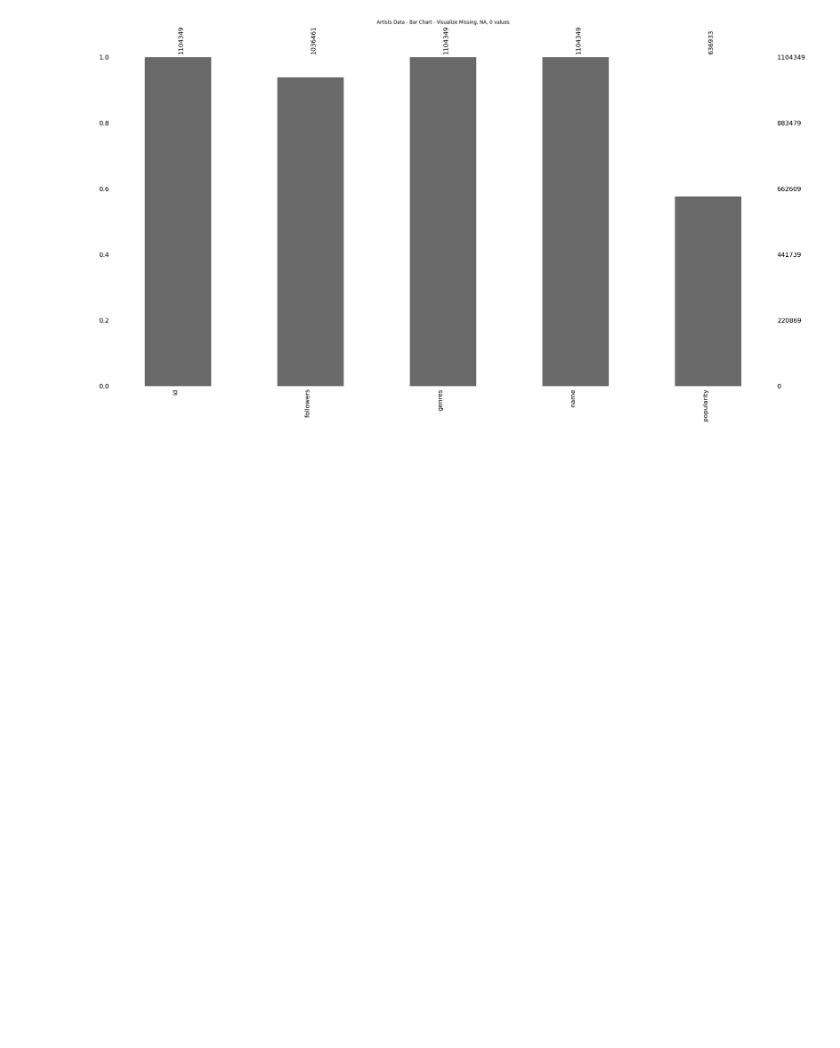
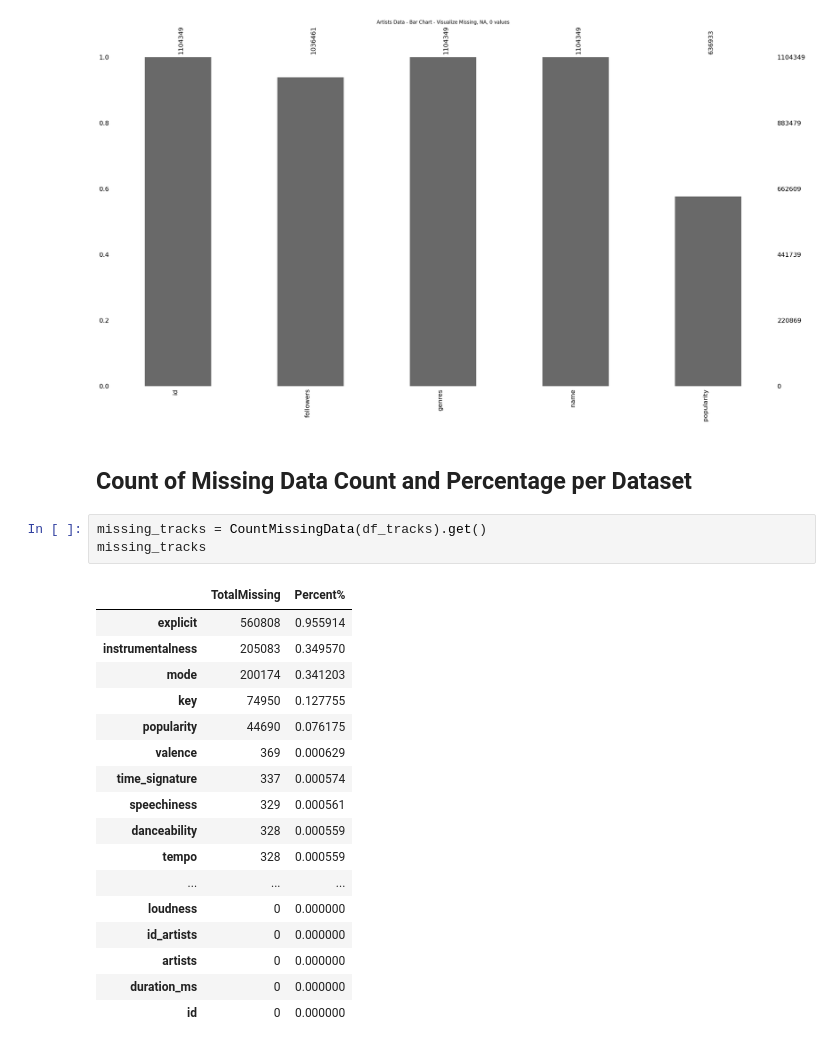
Before and after one commit to mavwong/SpotifyDataAnalysis, a Jupyter notebook: 00-explore_missing.ipynb, the cells around one changed output. Drawn from its saved outputs; the diff is of its cells as text; blank space fills up the shorter version.

```diff
--- a/00-explore_missing.ipynb
+++ b/00-explore_missing.ipynb
@@ -189,3 +189,26 @@ vis_missing_artists.Heatmap(show=True)
 vis_missing_artists.Bar(show=True)
 # %% [output]
 [figure]
+# %% [markdown]
+## Count of Missing Data Count and Percentage per Dataset
+# %%
+missing_tracks = CountMissingData(df_tracks).get()
+missing_tracks
+# %% [output]
+|  | TotalMissing | Percent% |
+| explicit | 560808 | 0.955914 |
+| instrumentalness | 205083 | 0.349570 |
+| mode | 200174 | 0.341203 |
+| key | 74950 | 0.127755 |
+| popularity | 44690 | 0.076175 |
+| valence | 369 | 0.000629 |
+| time_signature | 337 | 0.000574 |
+| speechiness | 329 | 0.000561 |
+| danceability | 328 | 0.000559 |
+| tempo | 328 | 0.000559 |
+| ... | ... | ... |
+| loudness | 0 | 0.000000 |
+| id_artists | 0 | 0.000000 |
+| artists | 0 | 0.000000 |
+| duration_ms | 0 | 0.000000 |
+| id | 0 | 0.000000 |
```
Also changed, not shown: parts of 5 cells of this notebook, 6 other files.
